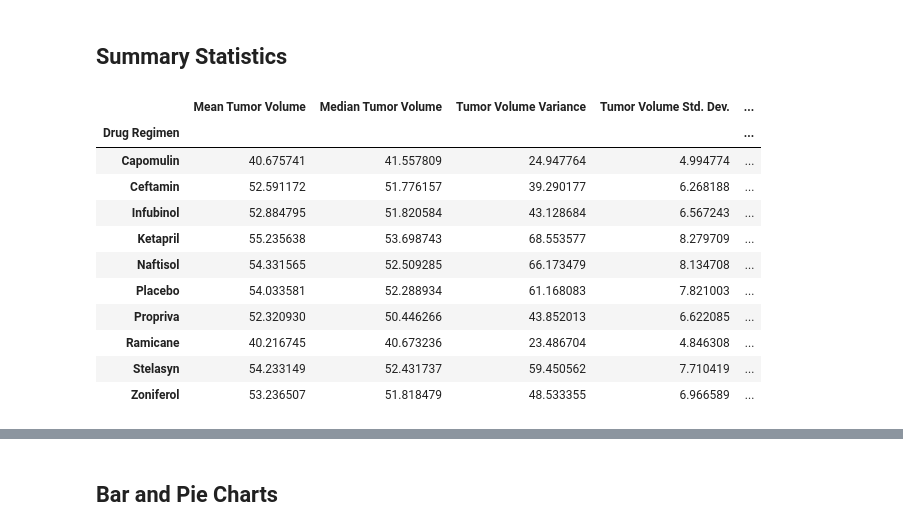
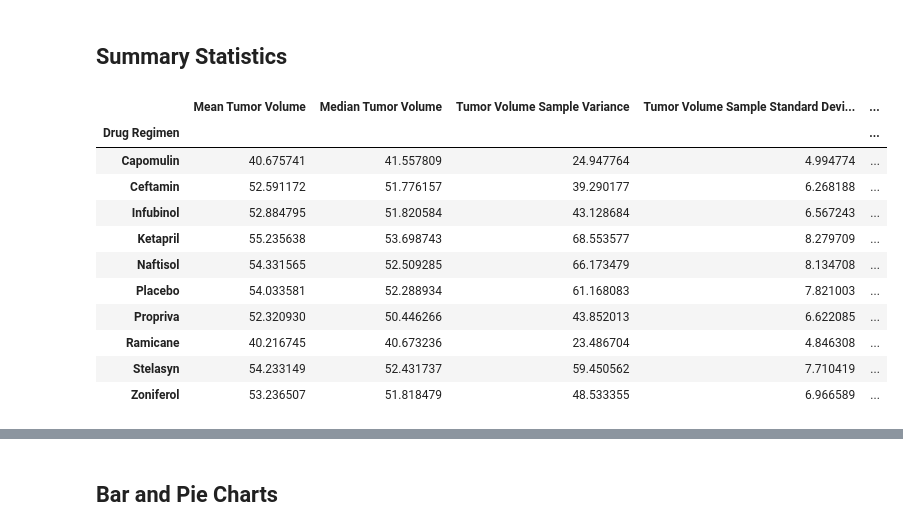
Before and after one commit to AlexPei-YuTsai/BerkeleyDataBootcamp, a Jupyter notebook: Module05-MatplotlibChallenge/pymaceuticals_starter.ipynb, the cells around one changed output, grey strips where cells are left out. Saved outputs shown, nothing was run; the diff lists cells and outputs as text; code cells hidden in the pictures.

```diff
--- a/Module05-MatplotlibChallenge/pymaceuticals_starter.ipynb
+++ b/Module05-MatplotlibChallenge/pymaceuticals_starter.ipynb
@@ -111,11 +111,18 @@ len(rat_df["Mouse ID"].unique())
 # %%
 # Generate a summary statistics table of mean, median, variance, standard deviation, and SEM of the tumor volume for each regimen
 
 # Use groupby and summary statistical methods to calculate the following properties of each drug regimen:
 # mean, median, variance, standard deviation, and SEM of the tumor volume.
 # Assemble the resulting series into a single summary DataFrame.
+rat_group = rat_df.groupby(["Drug Regimen"]) # Apparently it's good practice to assign the groupby into a variable
+
+sum_df = rat_group["Tumor Volume (mm3)"].agg(["mean", "median", "var", "std", "sem", "count"]).rename(columns={"mean":"Mean Tumor Volume", "median":"Median Tumor Volume", "var":"Tumor Volume Sample Variance", "std":"Tumor Volume Sample Standard Deviation", "sem":"Tumor Volume Standard Error", "count":"Mice Timepoint Count"})
+# Fortunately, each of these functions in the .agg method have been normalized to have one degree of freedom by default. If I needed to change any keyword arguments on anything, it seems that I'll have to manually do things line by line
+# A count column was added to help make sense of any variation in the Standard Error
+
+sum_df
 # %% [output]
-|  | Mean Tumor Volume | Median Tumor Volume | Tumor Volume Variance | Tumor Volume Std. Dev. | ... |
+|  | Mean Tumor Volume | Median Tumor Volume | Tumor Volume Sample Variance | Tumor Volume Sample Standard Devi... | ... |
 | Drug Regimen |  |  |  |  | ... |
 | Capomulin | 40.675741 | 41.557809 | 24.947764 | 4.994774 | ... |
 | Ceftamin | 52.591172 | 51.776157 | 39.290177 | 6.268188 | ... |
```
Also changed, not shown: parts of 17 cells of this notebook.
